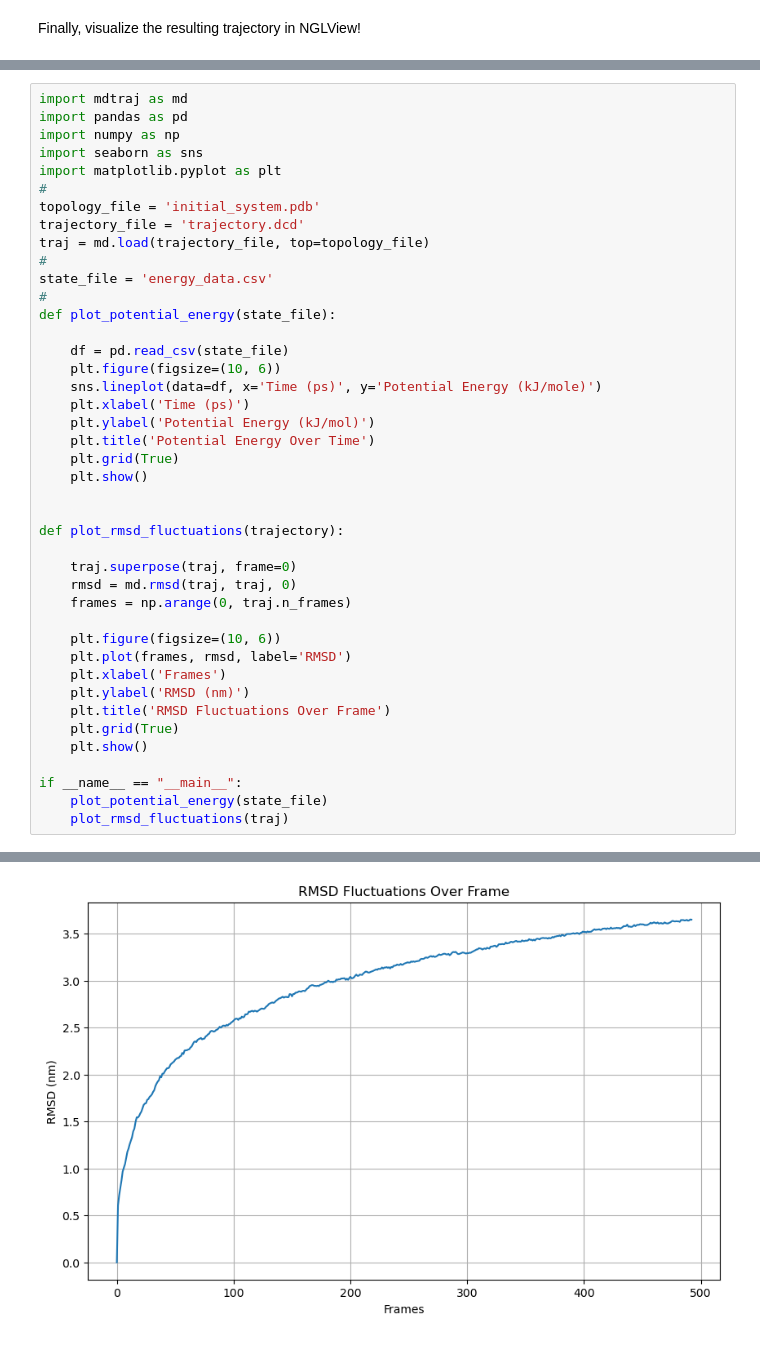
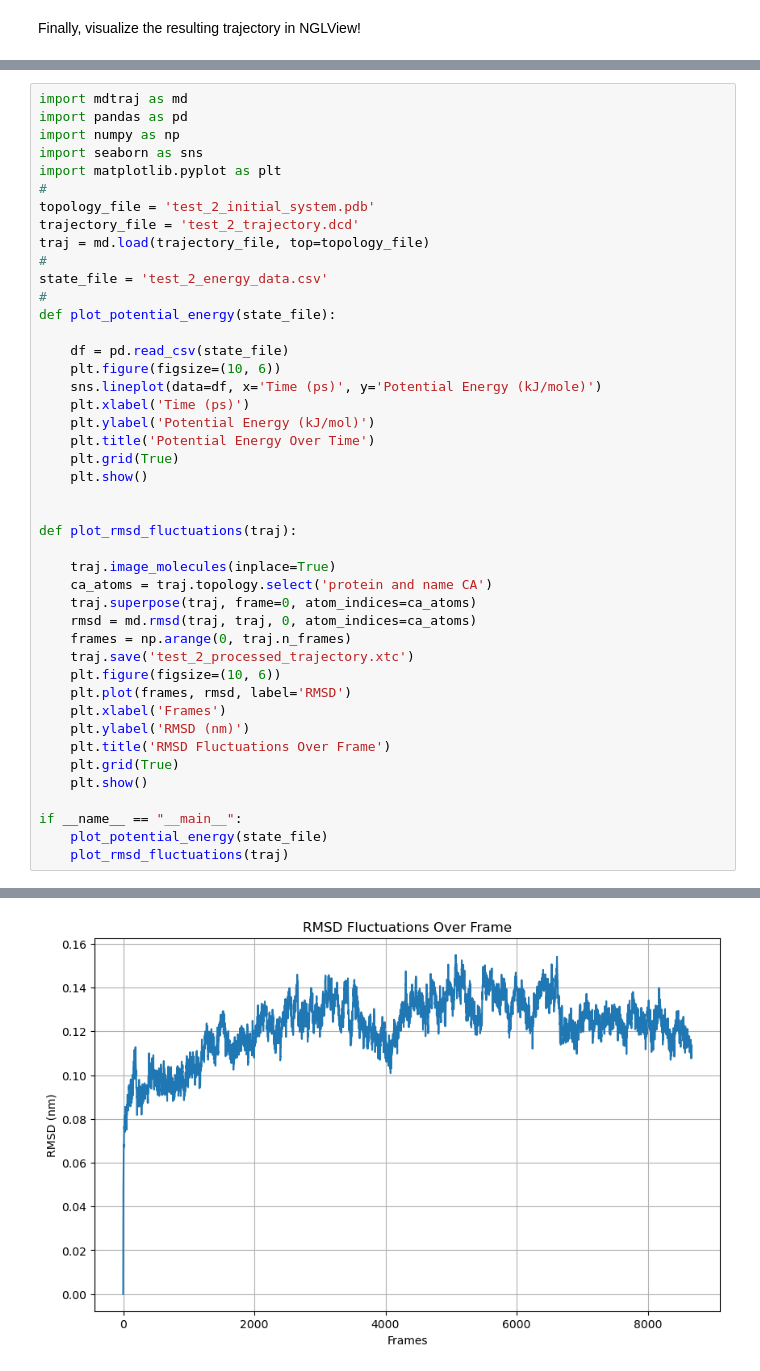
Before and after one commit to HaoLan-compchem/blog_03_12_2025, a Jupyter notebook: ternary_complex/ptm_sim.ipynb, the cells around one changed output, grey strips where cells are left out. Cells and saved outputs as stored; diff of their text form.

Commit message:
first work for covalent test 2

```diff
--- a/ternary_complex/ptm_sim.ipynb
+++ b/ternary_complex/ptm_sim.ipynb
@@ -359,11 +350,11 @@ import numpy as np
 import seaborn as sns
 import matplotlib.pyplot as plt
 #
-topology_file = 'initial_system.pdb'
-trajectory_file = 'trajectory.dcd'
+topology_file = 'test_2_initial_system.pdb'
+trajectory_file = 'test_2_trajectory.dcd'
 traj = md.load(trajectory_file, top=topology_file)
 #
-state_file = 'energy_data.csv'
+state_file = 'test_2_energy_data.csv'
 #
 def plot_potential_energy(state_file):
 
@@ -377,12 +368,14 @@ def plot_potential_energy(state_file):
     plt.show()
 
 
-def plot_rmsd_fluctuations(trajectory):
+def plot_rmsd_fluctuations(traj):
 
-    traj.superpose(traj, frame=0)
-    rmsd = md.rmsd(traj, traj, 0)
+    traj.image_molecules(inplace=True)
+    ca_atoms = traj.topology.select('protein and name CA')
+    traj.superpose(traj, frame=0, atom_indices=ca_atoms)
+    rmsd = md.rmsd(traj, traj, 0, atom_indices=ca_atoms)
     frames = np.arange(0, traj.n_frames)
-
+    traj.save('test_2_processed_trajectory.xtc')
     plt.figure(figsize=(10, 6))
     plt.plot(frames, rmsd, label='RMSD')
     plt.xlabel('Frames')
@@ -399 +394 @@ if __name__ == "__main__":
-[figure, old version]
+[figure, new version]
```
Also changed, not shown: parts of 29 cells of this notebook, 7 other files.
